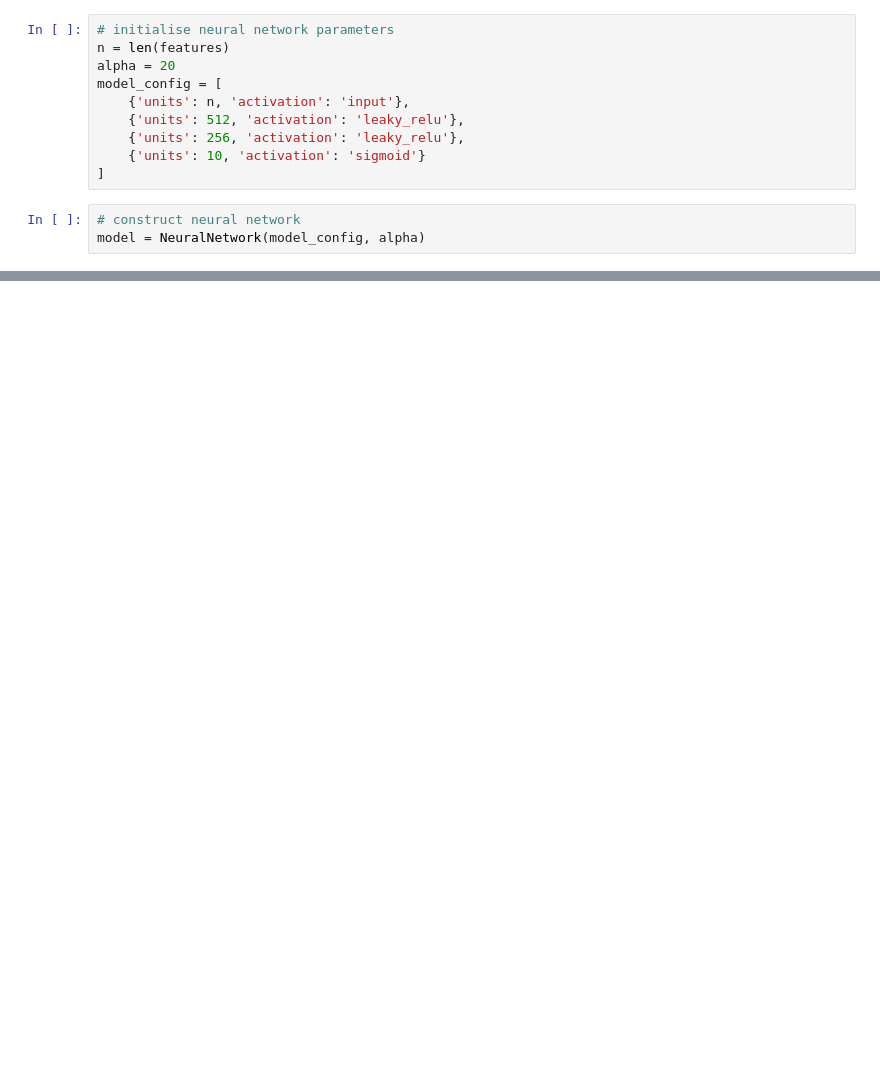
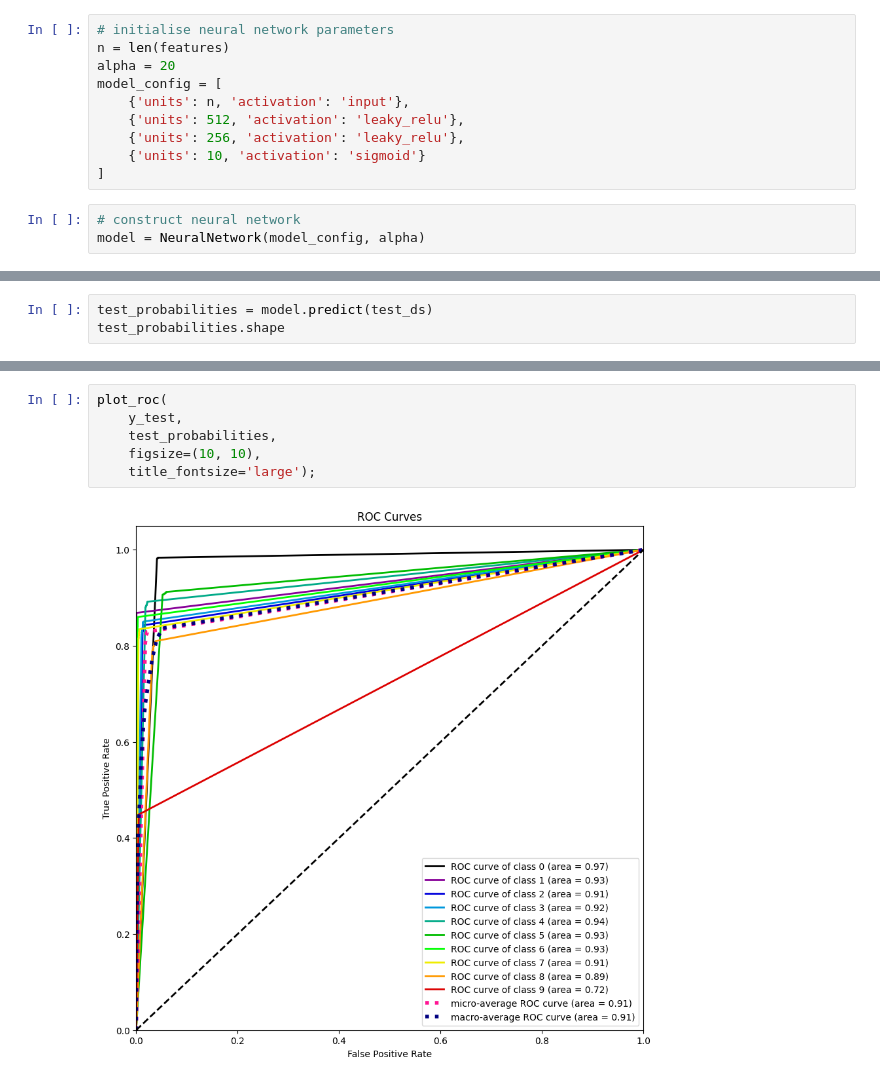
Before and after one commit to MatthewJansen/Vectorized-Neural-Network, a Jupyter notebook: src/MNIST_Classifcation.ipynb, the cells around one changed output, grey strips where cells are left out. Saved outputs shown, nothing was run; the diff lists cells and outputs as text; blank space fills up the shorter version.

```diff
--- a/src/MNIST_Classifcation.ipynb
+++ b/src/MNIST_Classifcation.ipynb
@@ -197,0 +181,3 @@ model.evaluate(test_ds)
+# %%
+test_probabilities = model.predict(test_ds)
+test_probabilities.shape
@@ -197,0 +333,8 @@ model.evaluate(test_ds)
+# %%
+plot_roc(
+    y_test,
+    test_probabilities,
+    figsize=(10, 10),
+    title_fontsize='large');
+# %% [output]
+[figure, added]
```
Also changed, not shown: parts of 41 cells of this notebook, 1 other file.
